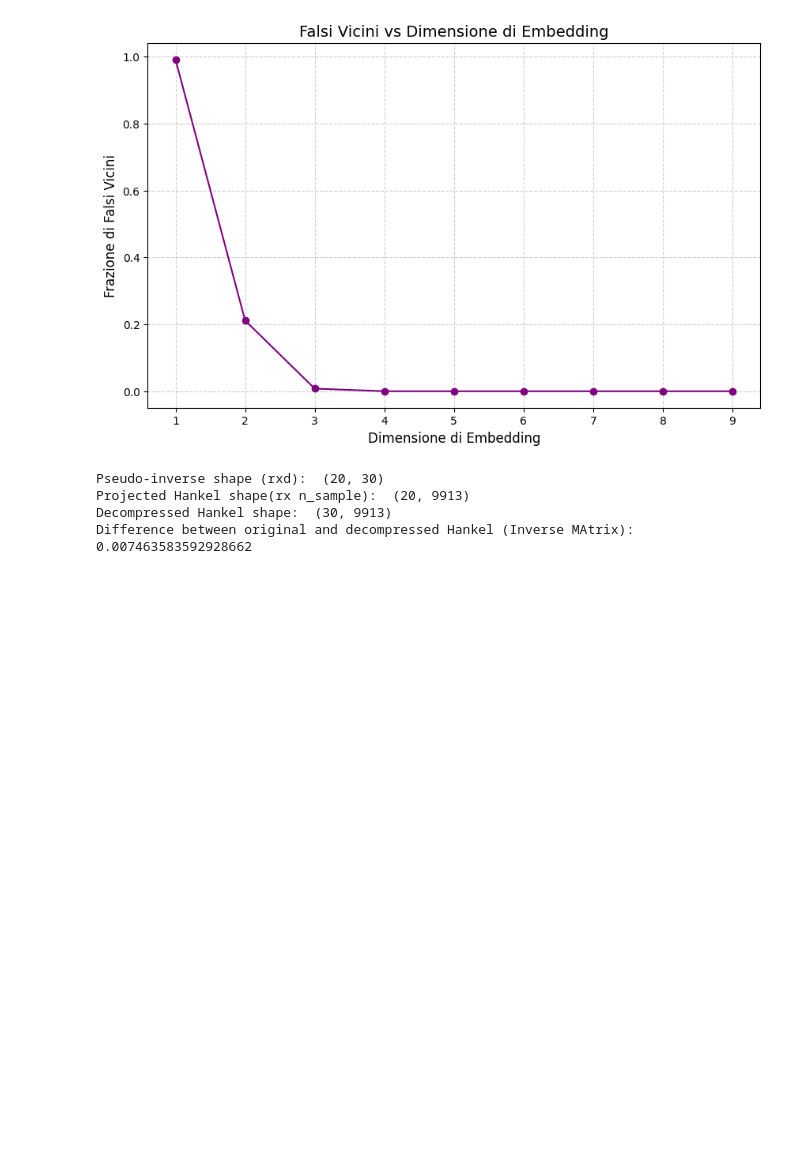
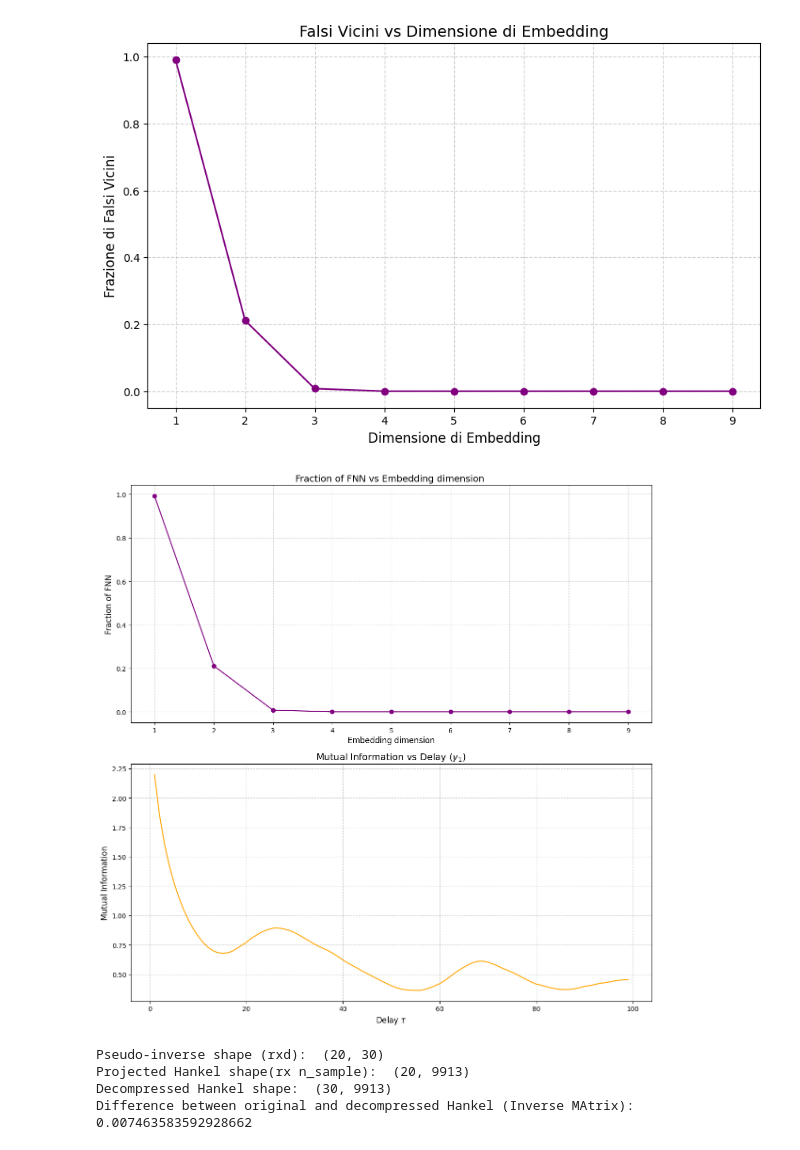
Before and after one commit to FedericoSbarbati/Lorenz-Toy, a Jupyter notebook: embedding_preprocess.ipynb, the cells around one changed output. Saved outputs shown, nothing was run; the diff lists cells and outputs as text; code cells hidden in the pictures; blank space fills up the shorter version.

```diff
--- a/embedding_preprocess.ipynb
+++ b/embedding_preprocess.ipynb
@@ -216,6 +216,27 @@ plt.grid(True, linestyle='--', alpha=0.6)
 plt.show()
 # %% [output]
 [figure]
+# %%
+fig, axs = plt.subplots(2, 1, figsize=(12, 12))
+
+# Plot for False Nearest Neighbors
+axs[0].plot(embedding_dimensions[:len(false_neighbors_fractions)], false_neighbors_fractions, marker='o', color='purple')
+axs[0].set_xlabel('Embedding dimension', fontsize=12)
+axs[0].set_ylabel('Fraction of FNN', fontsize=12)
+axs[0].set_title('Fraction of FNN vs Embedding dimension ', fontsize=14)
+axs[0].grid(True, linestyle='--', alpha=0.6)
+
+# Plot for datDelayInformation_2
+axs[1].plot(range(1, range_f), datDelayInformation_2, color='orange')
+axs[1].set_xlabel(r'Delay $\tau$', fontsize=12)
+axs[1].set_ylabel('Mutual Information', fontsize=12)
+axs[1].set_title(r'Mutual Information vs Delay ($y_1$) ', fontsize=14)
+axs[1].grid(True, linestyle='--', alpha=0.6)
+
+plt.tight_layout()
+plt.show()
+# %% [output]
+[figure, added]
 # %%
 from numpy.linalg import pinv
 
```
Also changed, not shown: parts of 2 cells of this notebook, 21 other files.
